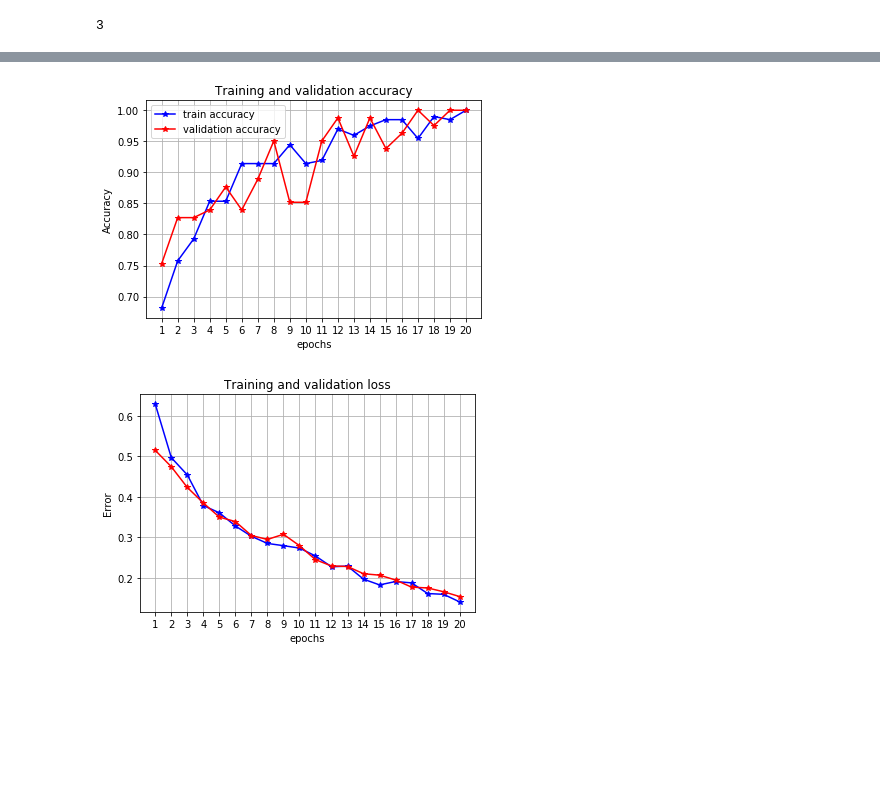
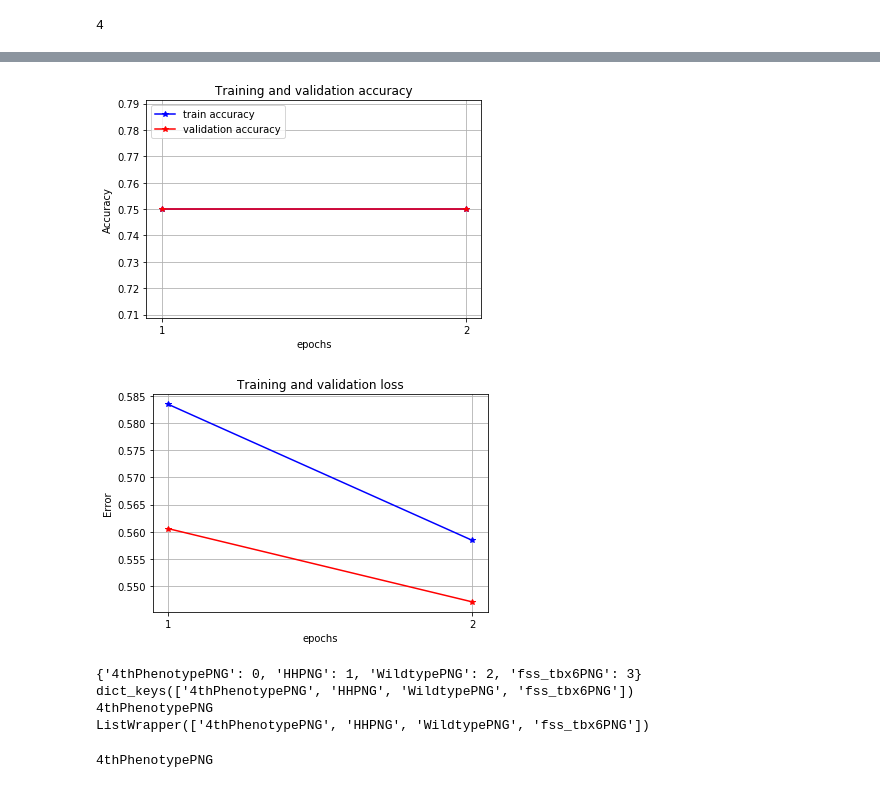
Before and after one commit to Kac1509/ZebrafishClassifier, a Jupyter notebook: CNN_Classifier.ipynb, the cells around one changed output, grey strips where cells are left out. Cells and saved outputs as stored; diff of their text form; code cells hidden in the pictures; blank space fills up the shorter version.

```diff
--- a/CNN_Classifier.ipynb
+++ b/CNN_Classifier.ipynb
@@ -37,9 +35,9 @@ The autoreload extension is already loaded. To reload it, use:
 # %%
-Paths = setupEnvironment(Base_path,'DataStraightened.zip')
+Paths = setupEnvironment(Base_path,'Data4types.zip')
 # %%
 Genotypes = createGenotypes(Paths)
 # %% [output]
-3
+4
 # %%
 Tuning = False
 if Tuning:
@@ -72,15 +70,16 @@ else:
     createTrain_Test(Genotypes,training_size = 0.7, fixed = True)
 
     Parameters = setParameters(Paths,
-                               shapeY = 100, shapeX = 100,
+                               shapeY = 50, shapeX = 50,
                                dropout_rate = 0,
                                LR = 0.0001,
                                num_nodes = 256,
                                VGG16 = True,
                                Dropout = False)
 
-    Hist,Mdl = runModel(Paths,Genotypes,Parameters,epochs=20)
-
+    Hist,Mdl,labels = runModel(Paths,Genotypes,Parameters,epochs=2)
+    Mdl.genes = list(labels.keys())
+    Mdl.save("model_1.h5")
     plot_loss_acc(Hist)
 
 
@@ -90,5 +89,5 @@ else:
 
     #Predict Inages in prediction path and save predictions to a csv file
     predictionFiles, predictions = predictClass(Mdl,Paths, Parameters, class_mode='categorical')
-    savePredictions(Paths,predictions,predictionFiles,Parameters)
+    savePredictions(Paths,labels,predictions,predictionFiles,Parameters)
 # %% [output]
@@ -112,2 +114,18 @@ Found 0 images belonging to 0 classes.
-[figure, old version]
+[figure, new version]
-[figure, old version]
+[figure, new version]
+# %%
+print(labels)
+print(labels.keys())
+a = list(labels.keys())
+#a = labels.keys()
+print(a[0])
+print(Mdl.genes)
+# %% [output]
+{'4thPhenotypePNG': 0, 'HHPNG': 1, 'WildtypePNG': 2, 'fss_tbx6PNG': 3}
+dict_keys(['4thPhenotypePNG', 'HHPNG', 'WildtypePNG', 'fss_tbx6PNG'])
+4thPhenotypePNG
+ListWrapper(['4thPhenotypePNG', 'HHPNG', 'WildtypePNG', 'fss_tbx6PNG'])
+# %%
+print(Mdl.genes[0])
+# %% [output]
+4thPhenotypePNG
```
Also changed, not shown: parts of 2 cells of this notebook, 7 other files.
